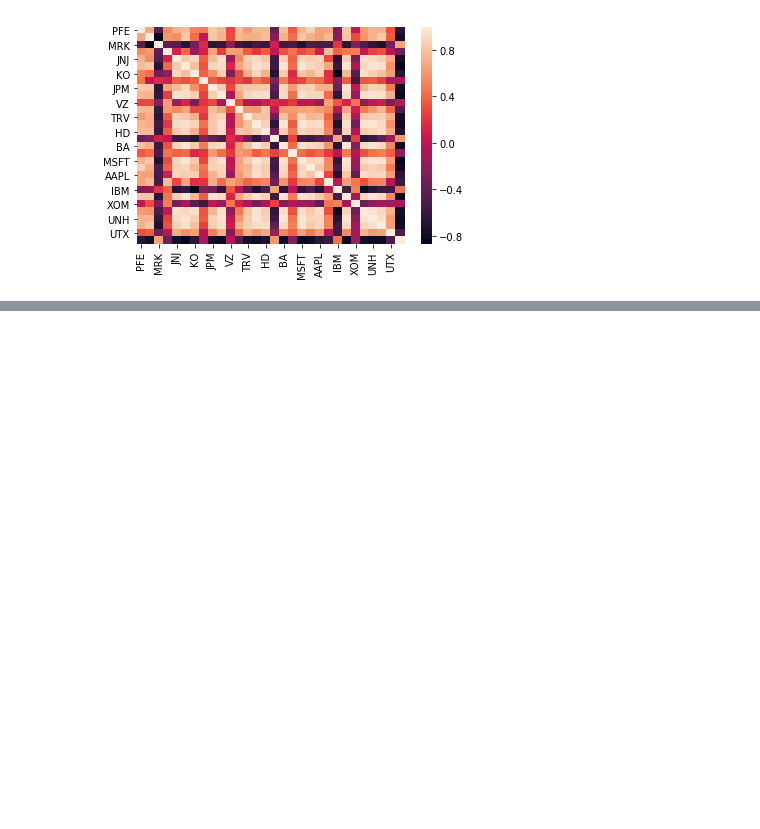
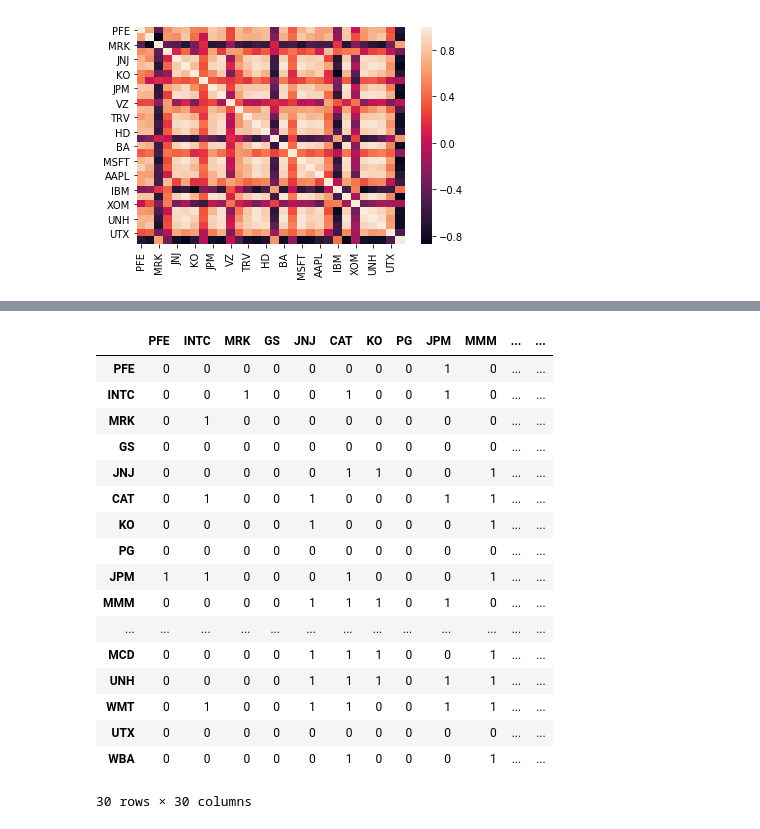
Before and after one commit to yanafedorchuk/PythonPractice, a Jupyter notebook: Parse_Yahoo_Finance.ipynb, the cells around one changed output, grey strips where cells are left out. Cells and saved outputs as stored; diff of their text form; code cells hidden in the pictures; blank space fills up the shorter version.

```diff
--- a/Parse_Yahoo_Finance.ipynb
+++ b/Parse_Yahoo_Finance.ipynb
@@ -119,0 +125,22 @@ sns.heatmap(df_corr)
+# %%
+df2=(abs(df1)>0.8).astype(int)
+df2
+# %% [output]
+|  | PFE | INTC | MRK | GS | JNJ | CAT | KO | PG | JPM | MMM | ... | ... |
+| PFE | 0 | 0 | 0 | 0 | 0 | 0 | 0 | 0 | 1 | 0 | ... | ... |
+| INTC | 0 | 0 | 1 | 0 | 0 | 1 | 0 | 0 | 1 | 0 | ... | ... |
+| MRK | 0 | 1 | 0 | 0 | 0 | 0 | 0 | 0 | 0 | 0 | ... | ... |
+| GS | 0 | 0 | 0 | 0 | 0 | 0 | 0 | 0 | 0 | 0 | ... | ... |
+| JNJ | 0 | 0 | 0 | 0 | 0 | 1 | 1 | 0 | 0 | 1 | ... | ... |
+| CAT | 0 | 1 | 0 | 0 | 1 | 0 | 0 | 0 | 1 | 1 | ... | ... |
+| KO | 0 | 0 | 0 | 0 | 1 | 0 | 0 | 0 | 0 | 1 | ... | ... |
+| PG | 0 | 0 | 0 | 0 | 0 | 0 | 0 | 0 | 0 | 0 | ... | ... |
+| JPM | 1 | 1 | 0 | 0 | 0 | 1 | 0 | 0 | 0 | 1 | ... | ... |
+| MMM | 0 | 0 | 0 | 0 | 1 | 1 | 1 | 0 | 1 | 0 | ... | ... |
+| ... | ... | ... | ... | ... | ... | ... | ... | ... | ... | ... | ... | ... |
+| MCD | 0 | 0 | 0 | 0 | 1 | 1 | 1 | 0 | 0 | 1 | ... | ... |
+| UNH | 0 | 0 | 0 | 0 | 1 | 1 | 1 | 0 | 1 | 1 | ... | ... |
+| WMT | 0 | 1 | 0 | 0 | 1 | 1 | 0 | 0 | 1 | 1 | ... | ... |
+| UTX | 0 | 0 | 0 | 0 | 0 | 0 | 0 | 0 | 0 | 0 | ... | ... |
+| WBA | 0 | 0 | 0 | 0 | 0 | 1 | 0 | 0 | 0 | 1 | ... | ... |
+30 rows × 30 columns
```
Also changed, not shown: parts of 7 cells of this notebook.
